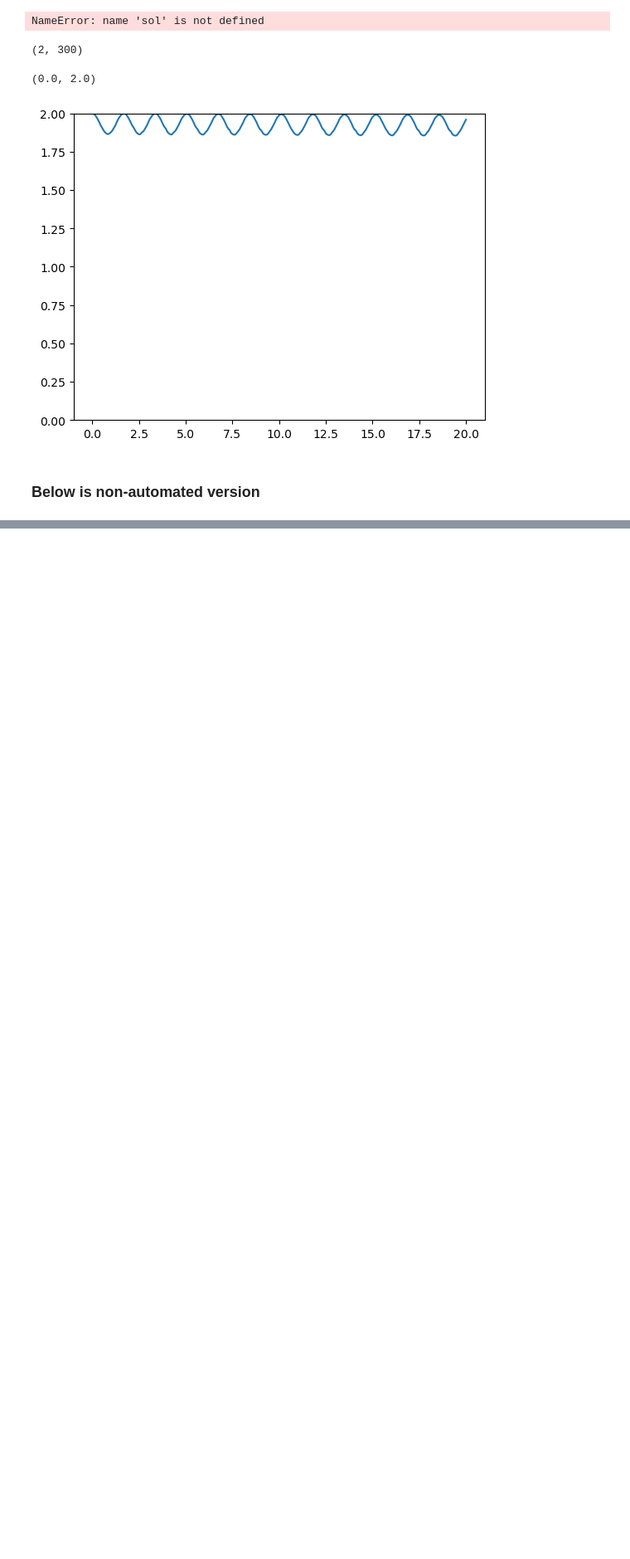
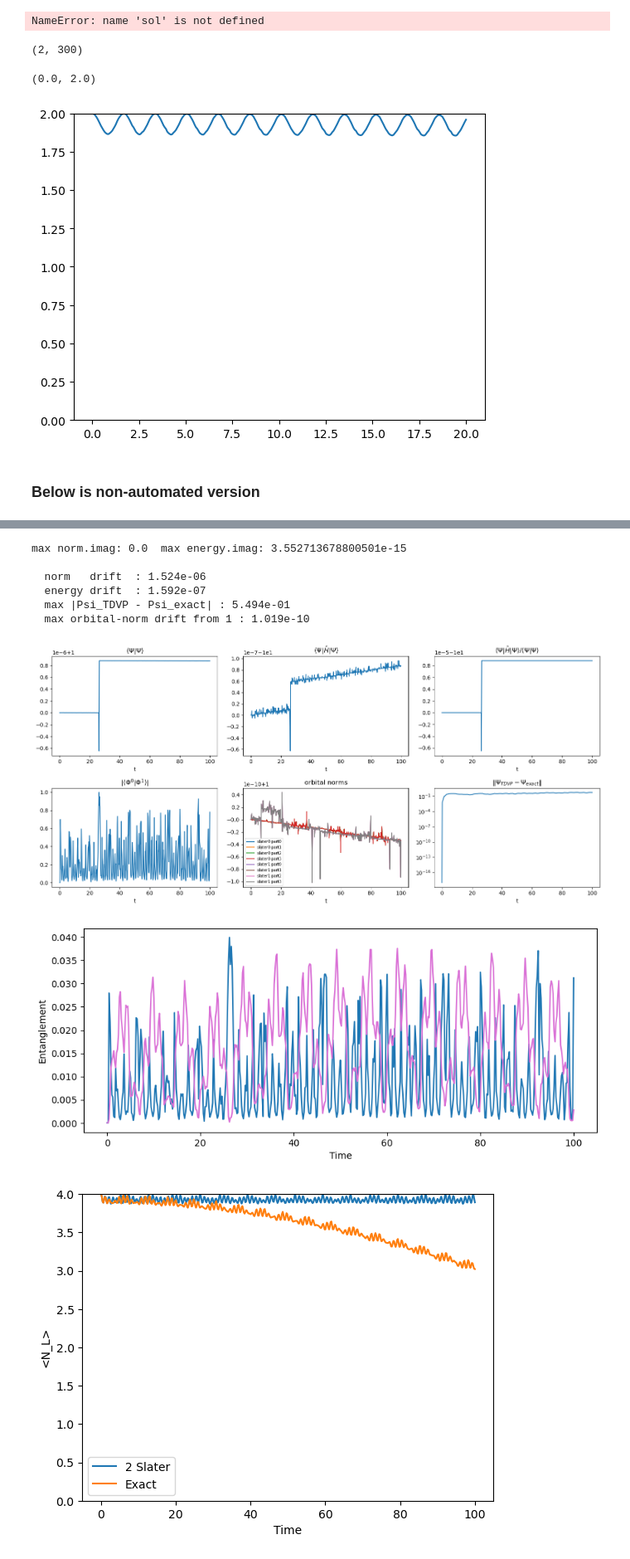
Before and after one commit to annabirke/Honours_entangle_magic, a Jupyter notebook: 2slaterforclaude/2slater_september.ipynb, the cells around one changed output, grey strips where cells are left out. Shown at 83% size. Drawn from its saved outputs; the diff is of its cells as text; code cells hidden in the pictures; blank space fills up the shorter version.

```diff
--- a/2slaterforclaude/2slater_september.ipynb
+++ b/2slaterforclaude/2slater_september.ipynb
@@ -785,7 +973,14 @@ plt.ylim(0,2)
 # set up the integration
 
 # make_y0(m,HFmin,allL,f0=(1.0, 0.0))
-f0 = (1.0, 0.01)
+# f0 = (1.0, 0.01)
+# f0 /= np.linalg.norm(f0)
+# y0 = make_y0(m,False,True,f0)
+
+m = make_model(P=4, mu=-2)
+print(m.P,m.mu)
+
+f0 = np.array([np.sqrt(1-1e-5), np.sqrt(1e-5)])
 f0 /= np.linalg.norm(f0)
 y0 = make_y0(m,False,True,f0)
 
@@ -808,6 +1012,6 @@ print(f"  with gauge rows: rank {rank_g}/{Ag.shape[1]}"
 # %%
 # --- integrate 2 slater
-t_list = np.linspace(0.0, 20.0, 401)
+t_list = np.linspace(0.0, 100.0, 501)
 
 # integrate(m, y0, t_list, rcond=1e-10, gauge=True, orthog=False, lam=0.0, **kw)
 sol = integrate(m, y0, t_list, orthog=False, lam=lambd)
@@ -859,31 +1069,56 @@ ax[0, 1].set_title(r'$\langle\Psi|\hat H|\Psi\rangle$')
 ax[0, 2].plot(sol.t, energy/norm)
 ax[0, 2].set_title(r'$\langle\Psi|\hat H|\Psi\rangle/\langle\Psi|\Psi\rangle$')
 ax[1, 0].plot(sol.t, np.abs(slatov))
 ax[1, 0].set_title(r'$|\langle\Phi^0|\Phi^1\rangle|$')
 for g in range(m.N):
     for k in range(m.P):
         ax[1, 1].plot(sol.t, orbnorm[g, k], label=f'slater{g} part{k}')
 ax[1, 1].set_title('orbital norms')
 ax[1, 1].legend(fontsize=7)
 ax[1, 2].semilogy(sol.t, np.maximum(err, 1e-18))
 ax[1, 2].set_title(r'$\|\Psi_{TDVP}-\Psi_{exact}\|$')
 for a_ in ax.ravel():
     a_.set_xlabel('t')
 fig.tight_layout()
 # fig.savefig('tdvp_diagnostics.png', dpi=120)
 # print("\nsaved tdvp_diagnostics.png")
 plt.show()
 
 
+entangle_t_exact = entangle_exact(m,y0,t_list)
+entangle_t = entangle(m,sol)
+
+# plt.figure(figsize=(10,4))
+# plt.plot(sol.t,np.abs(slatov)*0.04)
+# ''' plot entanglement '''
+# # plt.plot(sol.t,entangle_t_exact, 'b',label='Exact')
+# plt.plot(sol.t,entangle_t, color='orchid',label='2 product states')
+# # plt.hlines(y=0, xmin=0, xmax=t_list[-1],color='darkorange',label='TDHF')
+# # plt.hlines(y=(1/2), xmin=0, xmax=t_list[-1],color='k',linestyles='--')
+# plt.xlabel('Time')
+# plt.ylabel('Entanglement')
+# plt.show()
+
+
 manybodystate = manybodystate_tdhf(m, t_list)
 Nleft_t_tdhf = Nleft_tdhf(m, manybodystate)
 
 plt.plot(sol.t,Nleft_t, label='2 Slater')
 plt.plot(sol.t,Nleft_t_exact, label='Exact')
-plt.plot(t_list,Nleft_t_tdhf,label='TDHF')
+# plt.plot(t_list,Nleft_t_tdhf,label='TDHF')
 plt.xlabel('Time')
 plt.ylabel('<N_L>')
 plt.legend()
 plt.ylim(0,m.P)
 # plt.savefig('tdvpvsexact_Nleft.png', dpi=120)
 plt.show()
+# %% [output]
+max norm.imag: 0.0  max energy.imag: 3.552713678800501e-15
+
+  norm   drift  : 1.524e-06
+  energy drift  : 1.592e-07
+  max |Psi_TDVP - Psi_exact| : 5.494e-01
+  max orbital-norm drift from 1 : 1.019e-10
+[figure, added]
+[figure, added]
+[figure, added]
```
Also changed, not shown: parts of 12 cells of this notebook, 1 other file.
